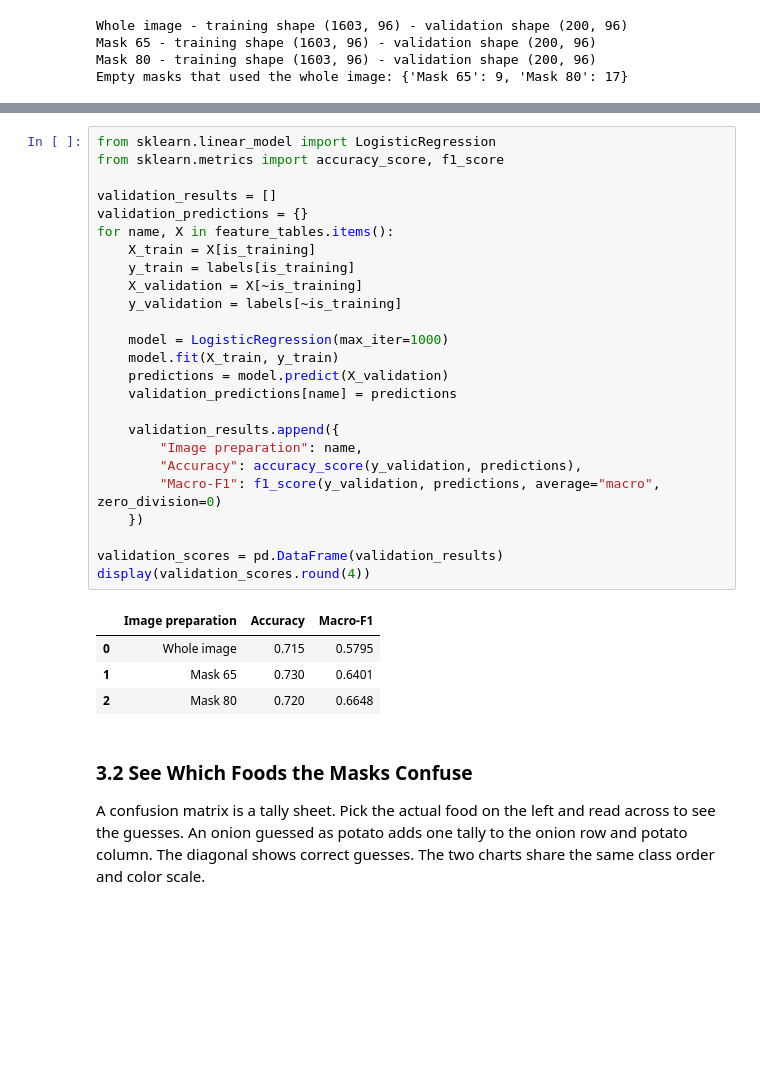
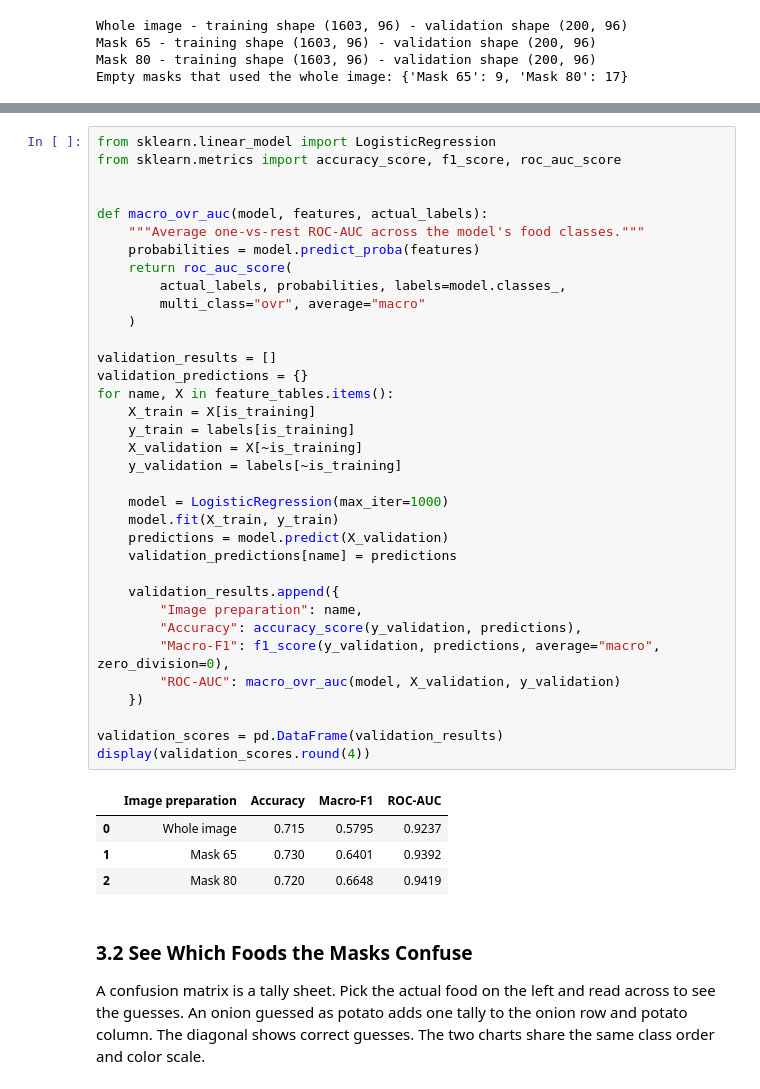
Before and after one commit to dargys/group-project, a Jupyter notebook: notebooks/Dargys.ipynb, the cells around one changed output, grey strips where cells are left out. Cells and saved outputs as stored; diff of their text form; blank space fills up the shorter version.

```diff
--- a/notebooks/Dargys.ipynb
+++ b/notebooks/Dargys.ipynb
@@ -181,33 +190,43 @@ The three versions below use the same model settings and split.
 # %%
 from sklearn.linear_model import LogisticRegression
-from sklearn.metrics import accuracy_score, f1_score
+from sklearn.metrics import accuracy_score, f1_score, roc_auc_score
+
+
+def macro_ovr_auc(model, features, actual_labels):
+    """Average one-vs-rest ROC-AUC across the model's food classes."""
+    probabilities = model.predict_proba(features)
+    return roc_auc_score(
+        actual_labels, probabilities, labels=model.classes_,
+        multi_class="ovr", average="macro"
+    )
 
 validation_results = []
 validation_predictions = {}
 for name, X in feature_tables.items():
     X_train = X[is_training]
     y_train = labels[is_training]
     X_validation = X[~is_training]
     y_validation = labels[~is_training]
 
     model = LogisticRegression(max_iter=1000)
     model.fit(X_train, y_train)
     predictions = model.predict(X_validation)
     validation_predictions[name] = predictions
 
     validation_results.append({
         "Image preparation": name,
         "Accuracy": accuracy_score(y_validation, predictions),
-        "Macro-F1": f1_score(y_validation, predictions, average="macro", zero_division=0)
+        "Macro-F1": f1_score(y_validation, predictions, average="macro", zero_division=0),
+        "ROC-AUC": macro_ovr_auc(model, X_validation, y_validation)
     })
 
 validation_scores = pd.DataFrame(validation_results)
 display(validation_scores.round(4))
 # %% [output]
-|  | Image preparation | Accuracy | Macro-F1 |
-| 0 | Whole image | 0.715 | 0.5795 |
-| 1 | Mask 65 | 0.730 | 0.6401 |
-| 2 | Mask 80 | 0.720 | 0.6648 |
+|  | Image preparation | Accuracy | Macro-F1 | ROC-AUC |
+| 0 | Whole image | 0.715 | 0.5795 | 0.9237 |
+| 1 | Mask 65 | 0.730 | 0.6401 | 0.9392 |
+| 2 | Mask 80 | 0.720 | 0.6648 | 0.9419 |
 # %% [markdown]
 ### 3.2 See Which Foods the Masks Confuse
 
```
Also changed, not shown: parts of 29 cells of this notebook.
